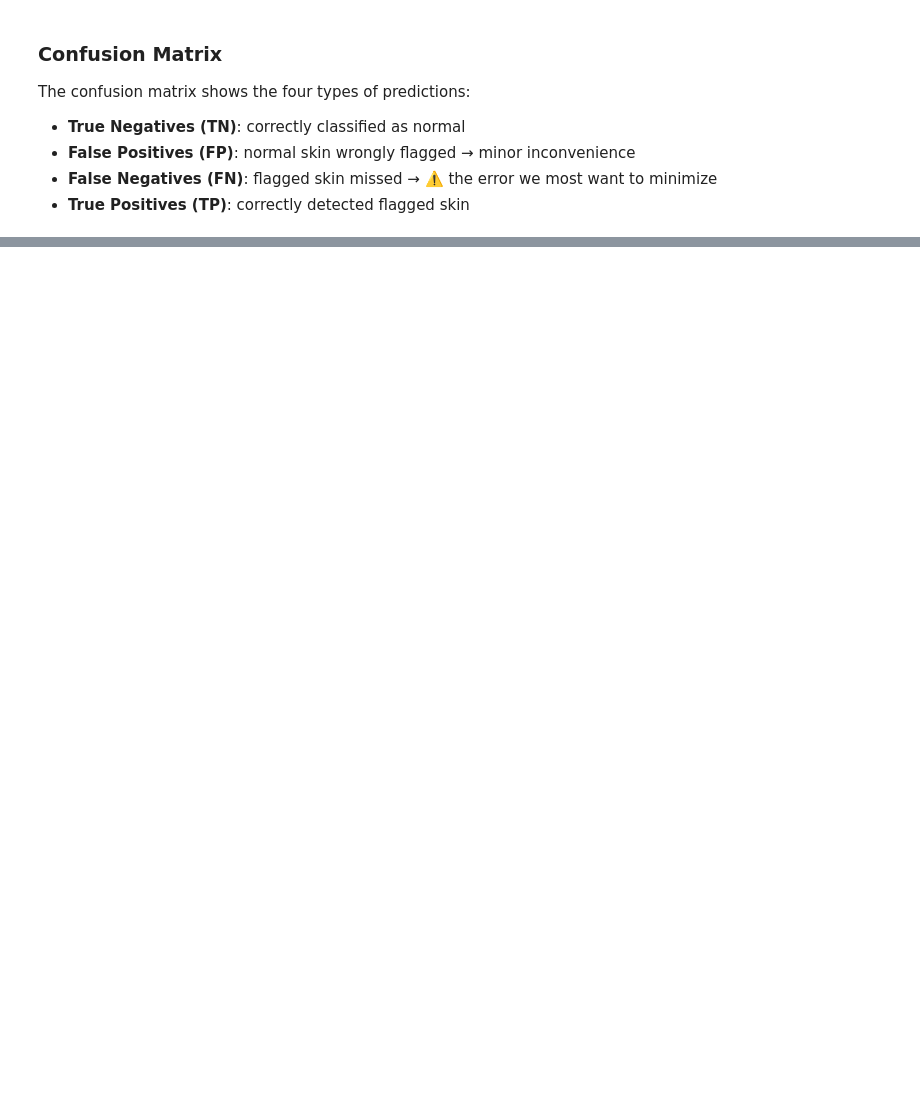
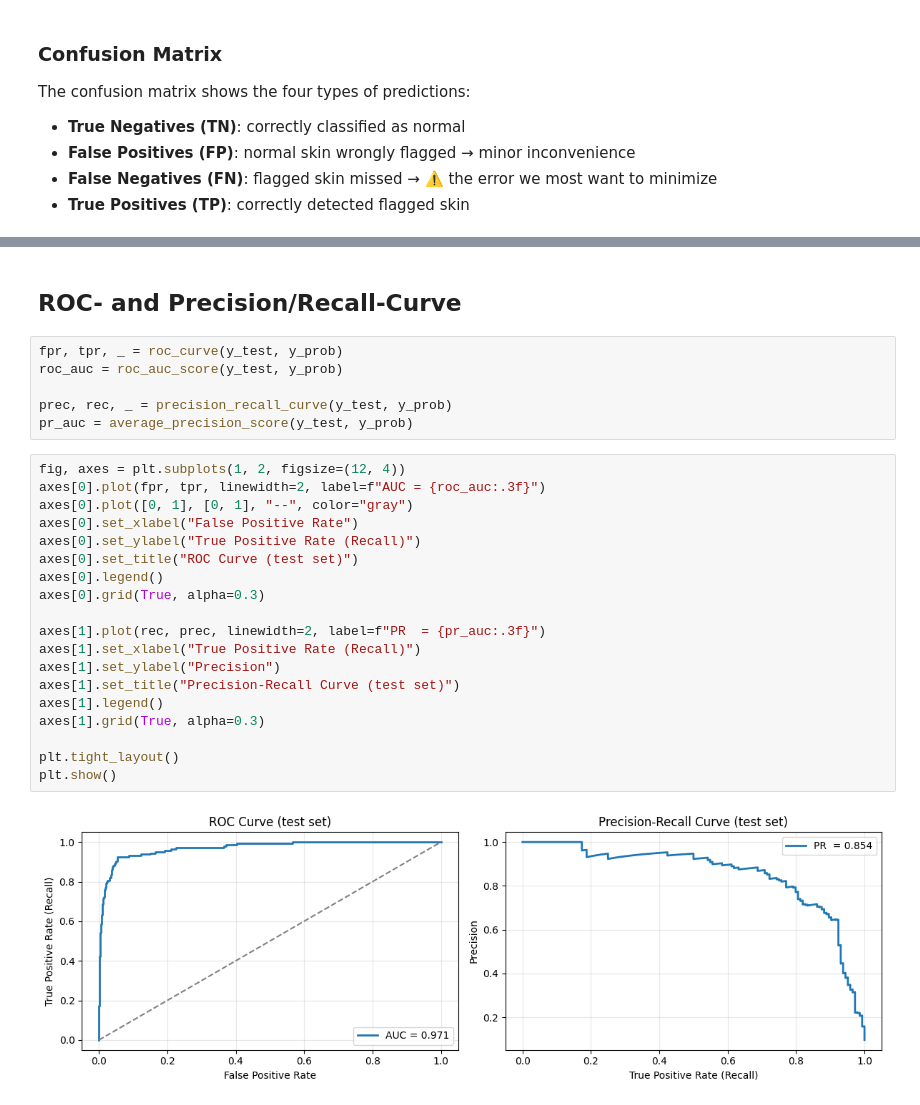
Before and after one commit to tobneu/ML_Project, a Jupyter notebook: 04_Modelling/Modeling.ipynb, the cells around one changed output, grey strips where cells are left out. Drawn from its saved outputs; the diff is of its cells as text; blank space fills up the shorter version.

```diff
--- a/04_Modelling/Modeling.ipynb
+++ b/04_Modelling/Modeling.ipynb
@@ -553,0 +546,29 @@ True Positives (correct flagged): 127
+# %% [markdown]
+## ROC- and Precision/Recall-Curve
+# %%
+fpr, tpr, _ = roc_curve(y_test, y_prob)
+roc_auc = roc_auc_score(y_test, y_prob)
+
+prec, rec, _ = precision_recall_curve(y_test, y_prob)
+pr_auc = average_precision_score(y_test, y_prob)
+# %%
+fig, axes = plt.subplots(1, 2, figsize=(12, 4))
+axes[0].plot(fpr, tpr, linewidth=2, label=f"AUC = {roc_auc:.3f}")
+axes[0].plot([0, 1], [0, 1], "--", color="gray")
+axes[0].set_xlabel("False Positive Rate")
+axes[0].set_ylabel("True Positive Rate (Recall)")
+axes[0].set_title("ROC Curve (test set)")
+axes[0].legend()
+axes[0].grid(True, alpha=0.3)
+
+axes[1].plot(rec, prec, linewidth=2, label=f"PR  = {pr_auc:.3f}")
+axes[1].set_xlabel("True Positive Rate (Recall)")
+axes[1].set_ylabel("Precision")
+axes[1].set_title("Precision-Recall Curve (test set)")
+axes[1].legend()
+axes[1].grid(True, alpha=0.3)
+
+plt.tight_layout()
+plt.show()
+# %% [output]
+[figure, added]
```
Also changed, not shown: parts of 25 cells of this notebook, 3 other files.
